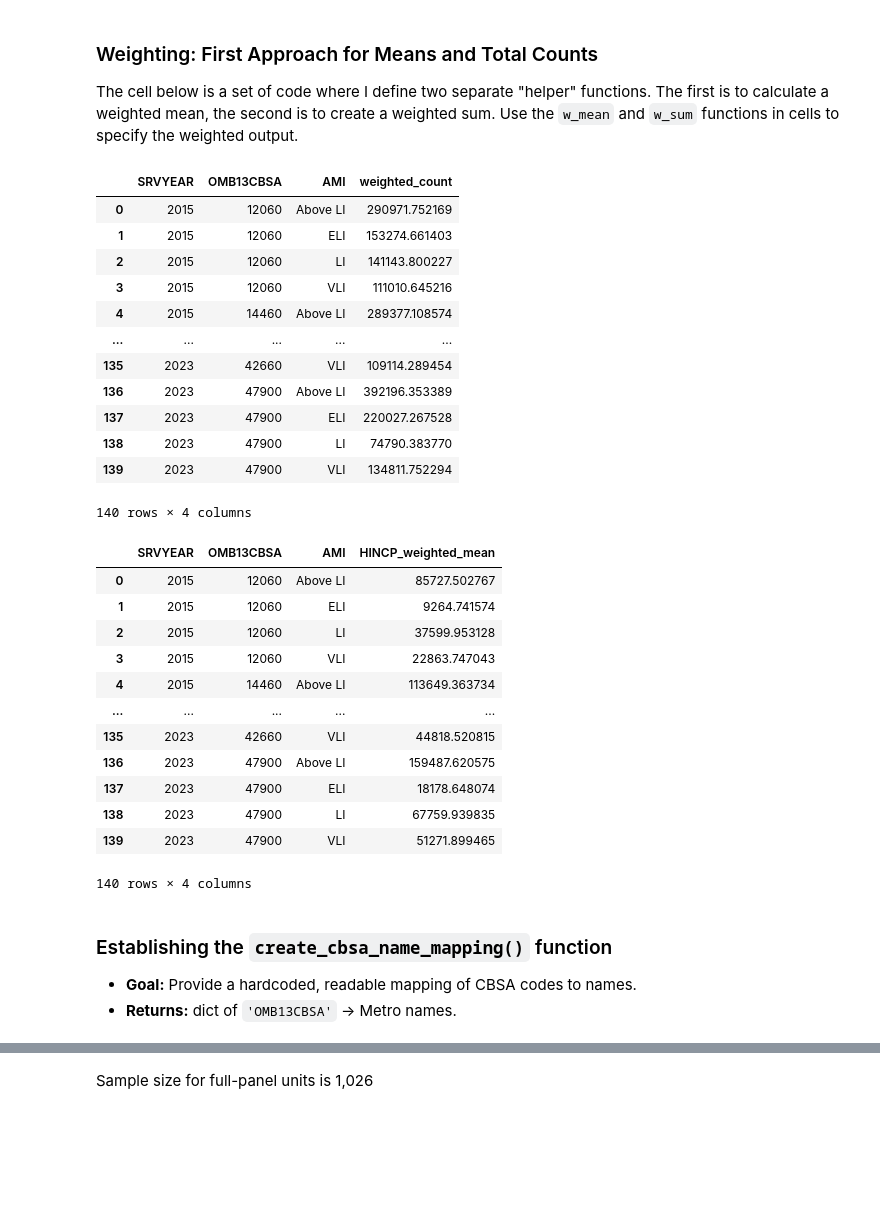
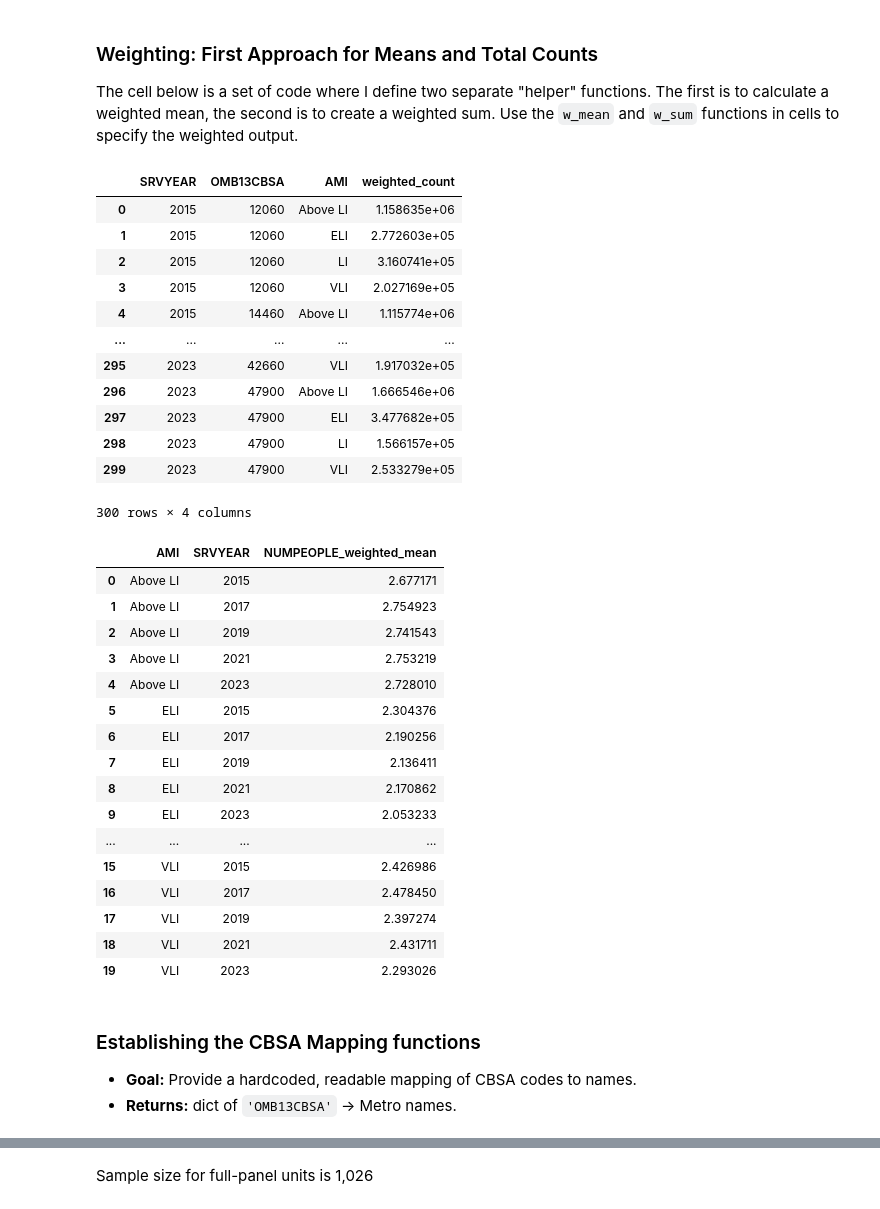
Before and after one commit to ZachMcrae-GT/ahs_analysis, a Jupyter notebook: notebooks/Analysis_Public.ipynb, the cells around one changed output, grey strips where cells are left out. Drawn from its saved outputs; the diff is of its cells as text; code cells hidden in the pictures; blank space fills up the shorter version.

```diff
--- a/notebooks/Analysis_Public.ipynb
+++ b/notebooks/Analysis_Public.ipynb
@@ -49,5 +64,5 @@ import seaborn as sns
 # %%
 #Loading 2023 AHS METRO PUF w/ selected columns
-metro_rent_ami_df = pd.read_csv('/Volumes/LaCie/GCPI 2025 Visiting Fellowship/Policy Brief 1/Data/metro_rent_ami_df.csv')
-metro_rent_ami_df.head()
+metro_ami_panel_df = pd.read_csv('data/ahs/metro_ami_panel_df.csv')
+metro_ami_panel_df
 # %% [output]
@@ -99,5 +120,5 @@ def convert_columns_to_string(df, columns):
     return df
 # %%
 #Usage:
-columns = ['CONTROL', 'RMCOSTS', 'TENURE', 'RENTCNTRL', 'RENTSUB', 'OMB13CBSA', 'HUDSUB']
-metro_rent_ami_df = convert_columns_to_string(metro_rent_ami_df, columns)
+columns = ['CONTROL', 'TENURE', 'RENTCNTRL', 'RENTSUB', 'OMB13CBSA', 'BLD', 'SAMEHHLD', 'HUDSUB', 'VACANCY']
+metro_ami_panel_df = convert_columns_to_string(metro_ami_panel_df, columns)
@@ -175,40 +194,44 @@ def weighted_count_by_group(df, group_cols, wt_col='WEIGHT'):
 #Preview Function Usage
 
 #Examining the weighted count of households within each AMI group.
-weighted_count_by_group(metro_rent_ami_df, ['SRVYEAR', 'OMB13CBSA', 'AMI'])
+weighted_count_by_group(metro_ami_panel_df, ['SRVYEAR', 'OMB13CBSA', 'AMI'])
 # %% [output]
 |  | SRVYEAR | OMB13CBSA | AMI | weighted_count |
-| 0 | 2015 | 12060 | Above LI | 290971.752169 |
-| 1 | 2015 | 12060 | ELI | 153274.661403 |
-| 2 | 2015 | 12060 | LI | 141143.800227 |
-| 3 | 2015 | 12060 | VLI | 111010.645216 |
-| 4 | 2015 | 14460 | Above LI | 289377.108574 |
+| 0 | 2015 | 12060 | Above LI | 1.158635e+06 |
+| 1 | 2015 | 12060 | ELI | 2.772603e+05 |
+| 2 | 2015 | 12060 | LI | 3.160741e+05 |
+| 3 | 2015 | 12060 | VLI | 2.027169e+05 |
+| 4 | 2015 | 14460 | Above LI | 1.115774e+06 |
 | ... | ... | ... | ... | ... |
-| 135 | 2023 | 42660 | VLI | 109114.289454 |
-| 136 | 2023 | 47900 | Above LI | 392196.353389 |
-| 137 | 2023 | 47900 | ELI | 220027.267528 |
-| 138 | 2023 | 47900 | LI | 74790.383770 |
-| 139 | 2023 | 47900 | VLI | 134811.752294 |
+| 295 | 2023 | 42660 | VLI | 1.917032e+05 |
+| 296 | 2023 | 47900 | Above LI | 1.666546e+06 |
+| 297 | 2023 | 47900 | ELI | 3.477682e+05 |
+| 298 | 2023 | 47900 | LI | 1.566157e+05 |
+| 299 | 2023 | 47900 | VLI | 2.533279e+05 |
-140 rows × 4 columns
+300 rows × 4 columns
 # %%
 #Examining the weighted average household income based on AMI classification
-weighted_mean_by_group(metro_rent_ami_df, ['SRVYEAR', 'OMB13CBSA', 'AMI'], 'HINCP')
+weighted_mean_by_group(metro_ami_panel_df, ['AMI','SRVYEAR'], 'NUMPEOPLE')
 # %% [output]
-|  | SRVYEAR | OMB13CBSA | AMI | HINCP_weighted_mean |
-| 0 | 2015 | 12060 | Above LI | 85727.502767 |
-| 1 | 2015 | 12060 | ELI | 9264.741574 |
-| 2 | 2015 | 12060 | LI | 37599.953128 |
-| 3 | 2015 | 12060 | VLI | 22863.747043 |
-| 4 | 2015 | 14460 | Above LI | 113649.363734 |
-| ... | ... | ... | ... | ... |
-| 135 | 2023 | 42660 | VLI | 44818.520815 |
-| 136 | 2023 | 47900 | Above LI | 159487.620575 |
-| 137 | 2023 | 47900 | ELI | 18178.648074 |
-| 138 | 2023 | 47900 | LI | 67759.939835 |
-| 139 | 2023 | 47900 | VLI | 51271.899465 |
+|  | AMI | SRVYEAR | NUMPEOPLE_weighted_mean |
+| 0 | Above LI | 2015 | 2.677171 |
+| 1 | Above LI | 2017 | 2.754923 |
+| 2 | Above LI | 2019 | 2.741543 |
+| 3 | Above LI | 2021 | 2.753219 |
+| 4 | Above LI | 2023 | 2.728010 |
+| 5 | ELI | 2015 | 2.304376 |
+| 6 | ELI | 2017 | 2.190256 |
+| 7 | ELI | 2019 | 2.136411 |
+| 8 | ELI | 2021 | 2.170862 |
+| 9 | ELI | 2023 | 2.053233 |
+| ... | ... | ... | ... |
+| 15 | VLI | 2015 | 2.426986 |
+| 16 | VLI | 2017 | 2.478450 |
+| 17 | VLI | 2019 | 2.397274 |
+| 18 | VLI | 2021 | 2.431711 |
+| 19 | VLI | 2023 | 2.293026 |
-140 rows × 4 columns
 # %% [markdown]
-### Establishing the  `create_cbsa_name_mapping()` function
+### Establishing the CBSA Mapping functions
 - **Goal:** Provide a hardcoded, readable mapping of CBSA codes to names.
 - **Returns:** dict of `'OMB13CBSA'` → Metro names.
 # %%
```
Also changed, not shown: parts of 306 cells of this notebook, 25 other files.
